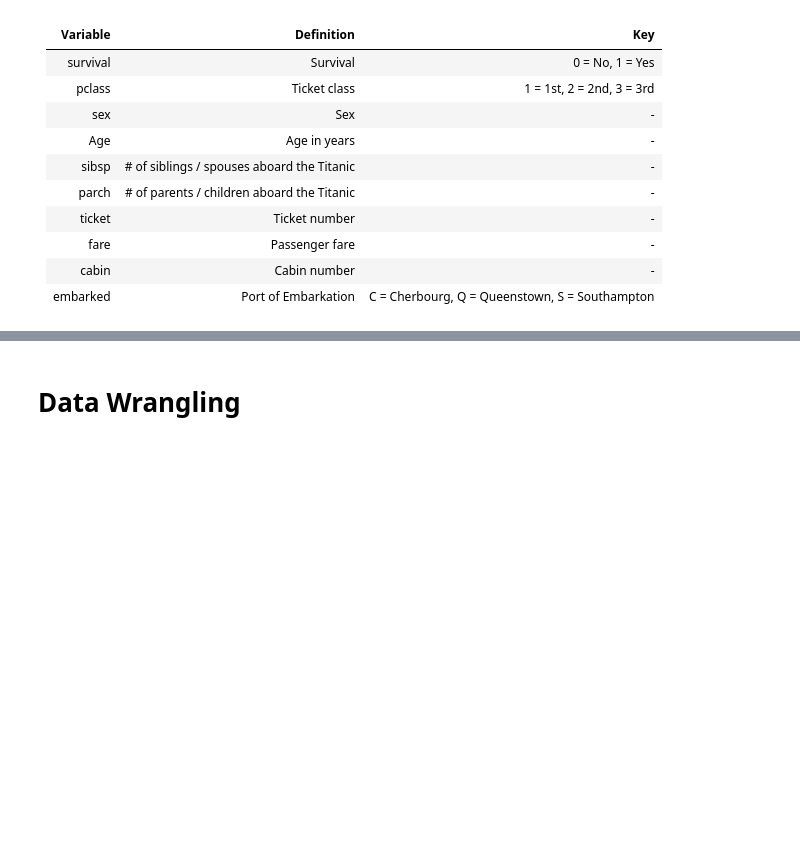
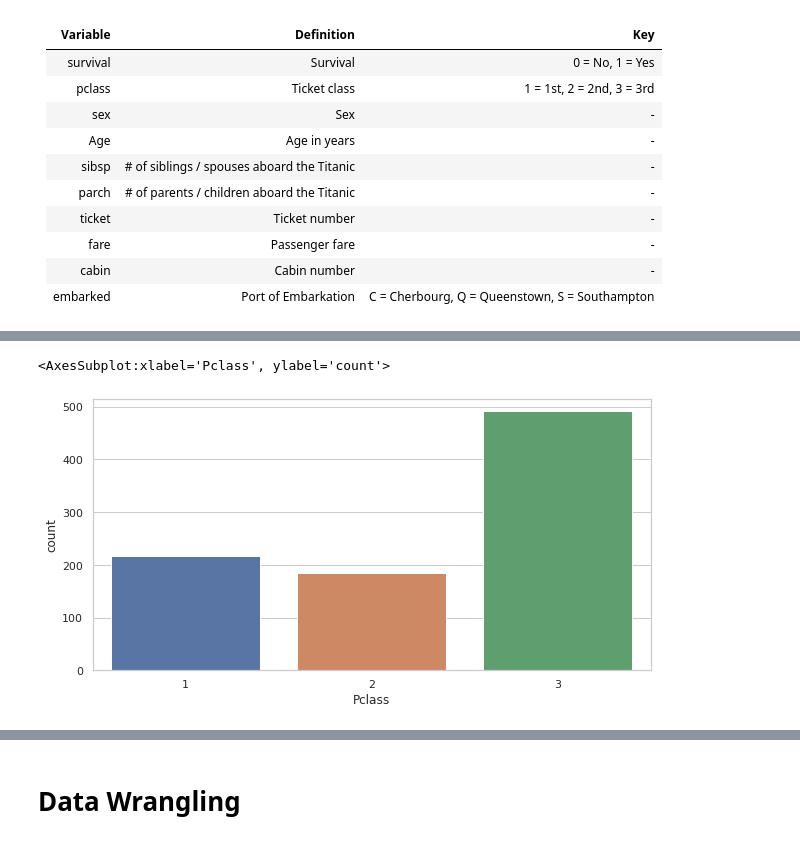
Before and after one commit to Shayan-Raza/Titanic-Logistic-Regression, a Jupyter notebook: main.ipynb, the cells around one changed output, grey strips where cells are left out. Saved outputs shown, nothing was run; the diff lists cells and outputs as text; code cells hidden in the pictures; blank space fills up the shorter version.

```diff
--- a/main.ipynb
+++ b/main.ipynb
@@ -72,0 +109,7 @@ test.head(10)
+# %%
+plt.figure(figsize=(10,5)) #Setting the graph size
+sns.set_theme(style="whitegrid") #Setting the graph theme
+sns.countplot(x="Pclass", data = train) #Creating the graph
+# %% [output]
+<AxesSubplot:xlabel='Pclass', ylabel='count'>
+[figure, added]
```
Also changed, not shown: parts of 41 cells of this notebook, 2 other files.
